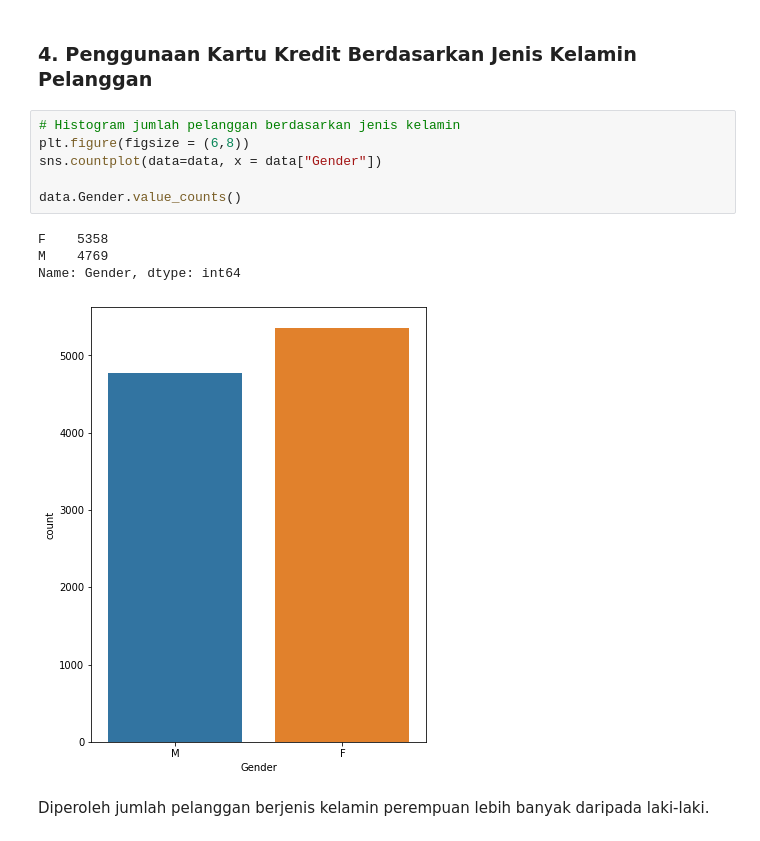
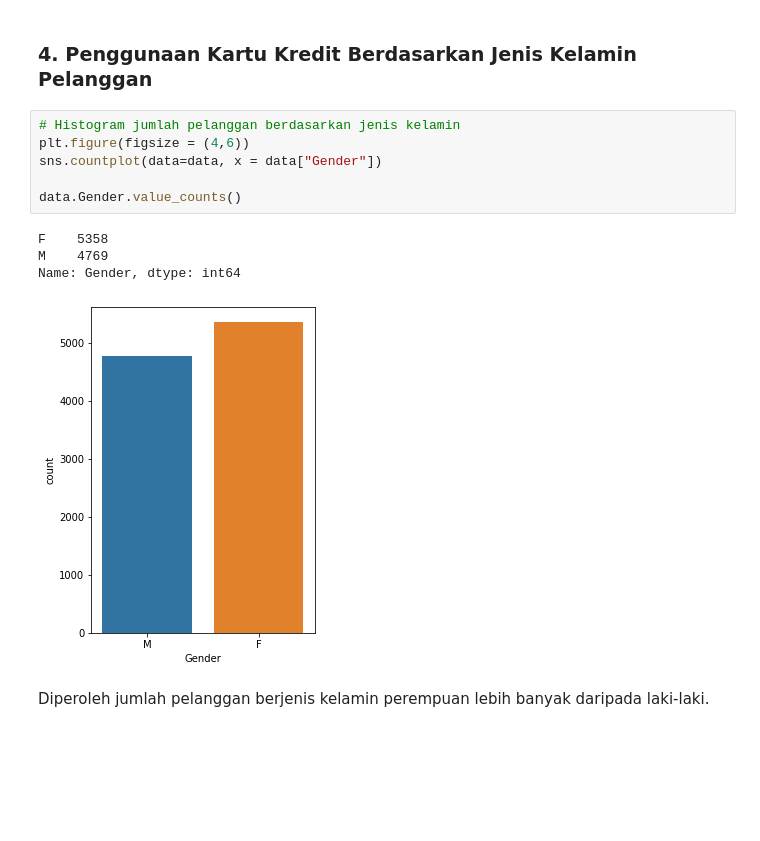
Before and after one commit to HaydarRizaldy/Bank-Customer-Statistics, a Jupyter notebook: Tugas_Besar_Statistika.ipynb, the cells around one changed output. Saved outputs shown, nothing was run; the diff lists cells and outputs as text; blank space fills up the shorter version.

```diff
--- a/Tugas_Besar_Statistika.ipynb
+++ b/Tugas_Besar_Statistika.ipynb
@@ -184,15 +184,15 @@ Hal ini dikarenakan pelanggan dengan pendapatan rendah lebih sering membutuhkan
 ### **4.** Penggunaan Kartu Kredit Berdasarkan Jenis Kelamin Pelanggan
 # %%
 # Histogram jumlah pelanggan berdasarkan jenis kelamin
-plt.figure(figsize = (6,8))
+plt.figure(figsize = (4,6))
 sns.countplot(data=data, x = data["Gender"])
 
 data.Gender.value_counts()
 # %% [output]
 F    5358
 M    4769
 Name: Gender, dtype: int64
-[figure, old version]
+[figure, new version]
 # %% [markdown]
 Diperoleh jumlah pelanggan berjenis kelamin perempuan lebih banyak daripada laki-laki.
 # %%
```
Also changed, not shown: parts of 3 cells of this notebook.
